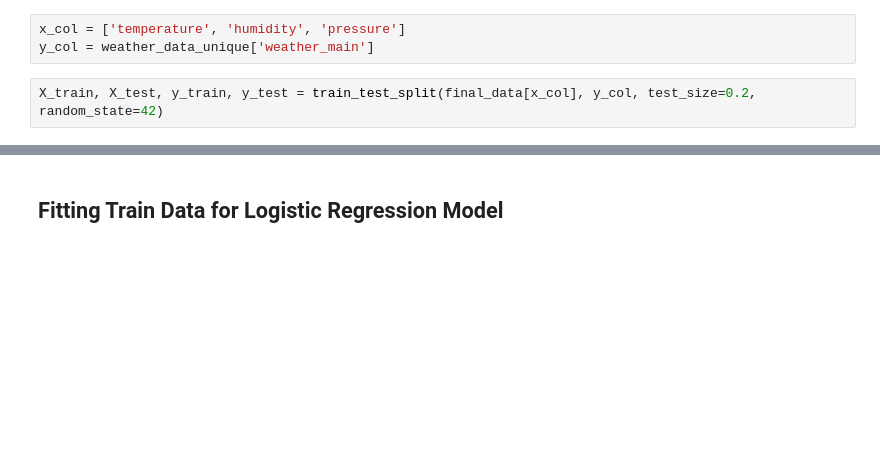
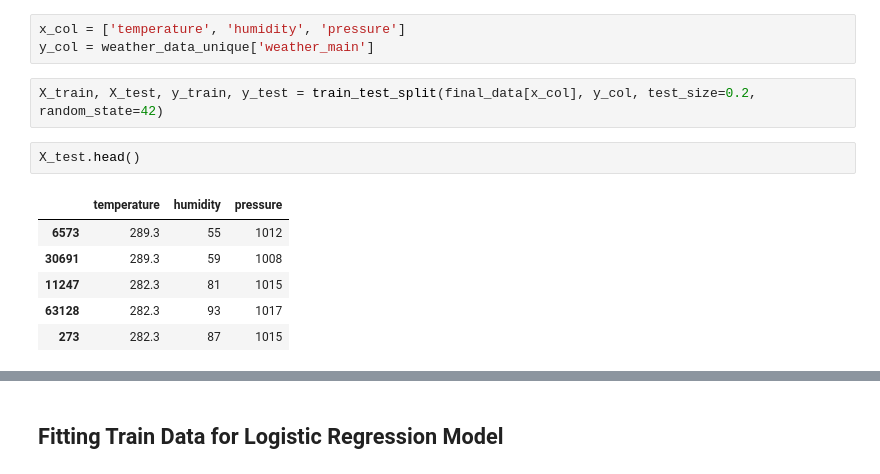
Before and after one commit to rustycoder/weather_prediction, a Jupyter notebook: weather_ai/open_weather_eda.ipynb, the cells around one changed output, grey strips where cells are left out. Saved outputs shown, nothing was run; the diff lists cells and outputs as text; blank space fills up the shorter version.

```diff
--- a/weather_ai/open_weather_eda.ipynb
+++ b/weather_ai/open_weather_eda.ipynb
@@ -743,3 +743,12 @@ x_col = ['temperature', 'humidity', 'pressure']
 y_col = weather_data_unique['weather_main']
 # %%
 X_train, X_test, y_train, y_test = train_test_split(final_data[x_col], y_col, test_size=0.2, random_state=42)
+# %%
+X_test.head()
+# %% [output]
+|  | temperature | humidity | pressure |
+| 6573 | 289.3 | 55 | 1012 |
+| 30691 | 289.3 | 59 | 1008 |
+| 11247 | 282.3 | 81 | 1015 |
+| 63128 | 282.3 | 93 | 1017 |
+| 273 | 282.3 | 87 | 1015 |
```
Also changed, not shown: parts of 7 cells of this notebook.
